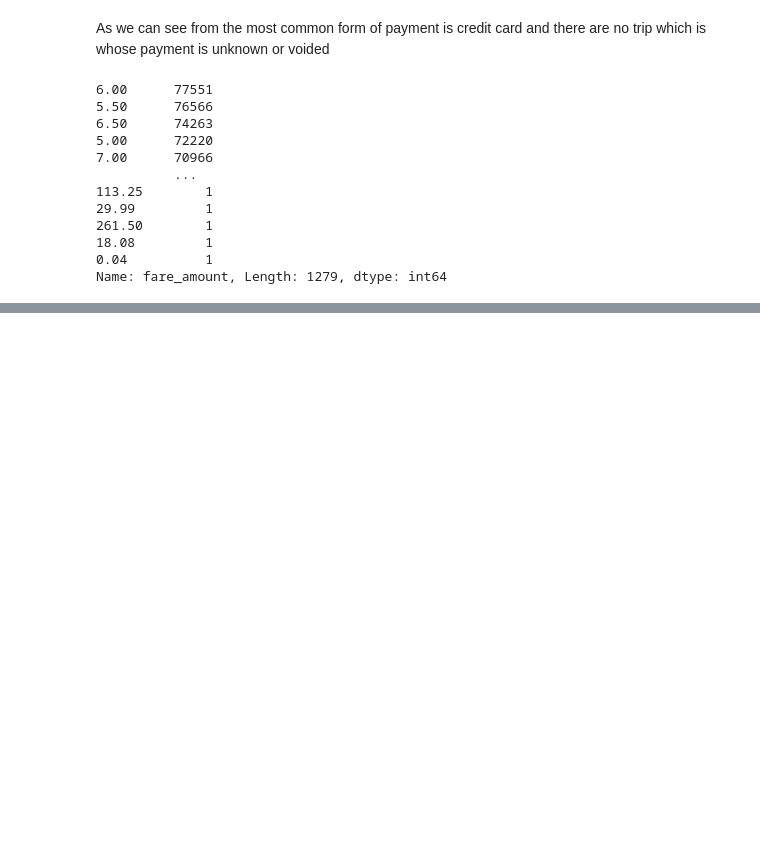
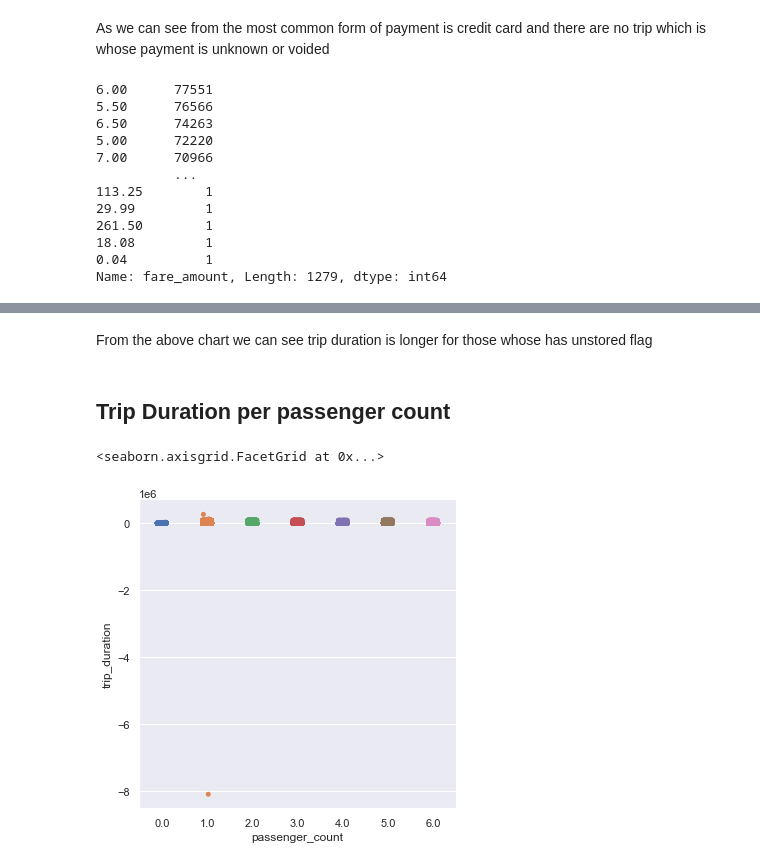
Before and after one commit to kbagwe/ITCS_6100_group_18, a Jupyter notebook: Deliverable3.ipynb, the cells around one changed output, grey strips where cells are left out. Saved outputs shown, nothing was run; the diff lists cells and outputs as text; code cells hidden in the pictures; blank space fills up the shorter version.

```diff
--- a/Deliverable3.ipynb
+++ b/Deliverable3.ipynb
@@ -787,0 +877,9 @@ import numpy as np
+# %% [markdown]
+From the above chart we can see trip duration is longer for those whose has unstored flag
+# %% [markdown]
+## Trip Duration per passenger count
+# %%
+sns.catplot(y=data_yellow_cab_new['trip_duration'].astype('timedelta64[s]'),x='passenger_count',data=data_yellow_cab_new,kind="strip")
+# %% [output]
+<seaborn.axisgrid.FacetGrid at 0x...>
+[figure, added]
```
Also changed, not shown: parts of 79 cells of this notebook.
